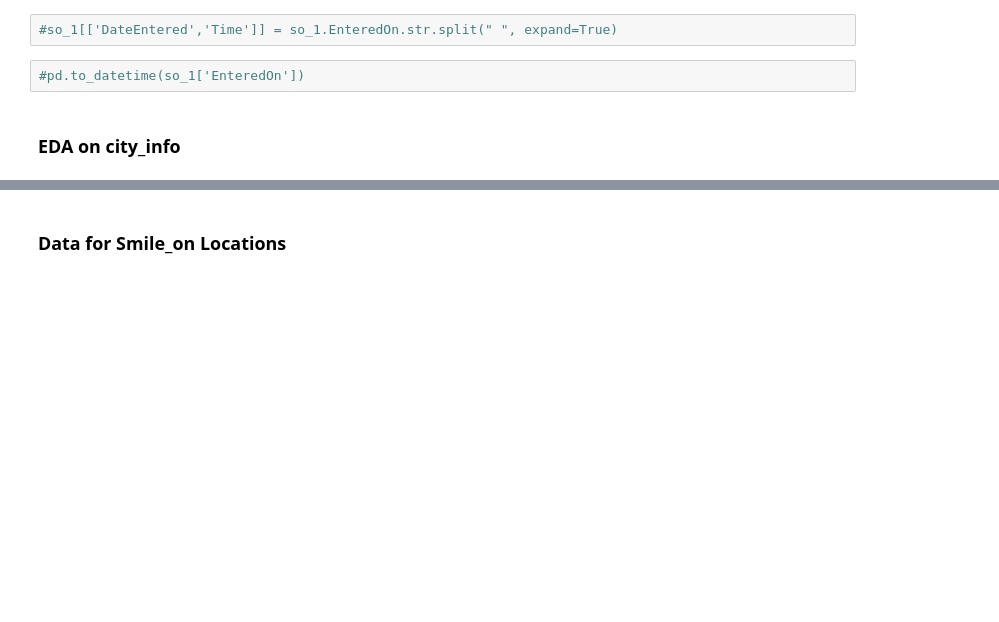
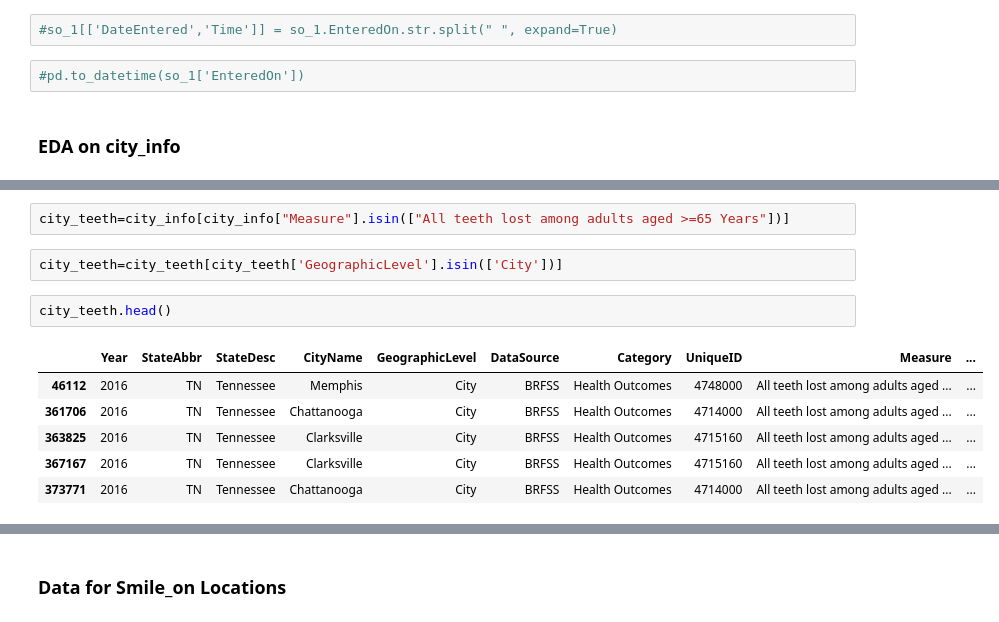
Before and after one commit to bsfcs/smile-on-aquaman, a Jupyter notebook: notebooks/eda-of-smile-on-data.ipynb, the cells around one changed output, grey strips where cells are left out. Drawn from its saved outputs; the diff is of its cells as text; blank space fills up the shorter version.

```diff
--- a/notebooks/eda-of-smile-on-data.ipynb
+++ b/notebooks/eda-of-smile-on-data.ipynb
@@ -282,0 +294,13 @@ Name: Treatment Plan - Was the enrollee able to be restored to function, dtype:
+# %%
+city_teeth=city_info[city_info["Measure"].isin(["All teeth lost among adults aged >=65 Years"])]
+# %%
+city_teeth=city_teeth[city_teeth['GeographicLevel'].isin(['City'])]
+# %%
+city_teeth.head()
+# %% [output]
+|  | Year | StateAbbr | StateDesc | CityName | GeographicLevel | DataSource | Category | UniqueID | Measure | ... |
+| 46112 | 2016 | TN | Tennessee | Memphis | City | BRFSS | Health Outcomes | 4748000 | All teeth lost among adults aged ... | ... |
+| 361706 | 2016 | TN | Tennessee | Chattanooga | City | BRFSS | Health Outcomes | 4714000 | All teeth lost among adults aged ... | ... |
+| 363825 | 2016 | TN | Tennessee | Clarksville | City | BRFSS | Health Outcomes | 4715160 | All teeth lost among adults aged ... | ... |
+| 367167 | 2016 | TN | Tennessee | Clarksville | City | BRFSS | Health Outcomes | 4715160 | All teeth lost among adults aged ... | ... |
+| 373771 | 2016 | TN | Tennessee | Chattanooga | City | BRFSS | Health Outcomes | 4714000 | All teeth lost among adults aged ... | ... |
```
Also changed, not shown: parts of 20 cells of this notebook.
